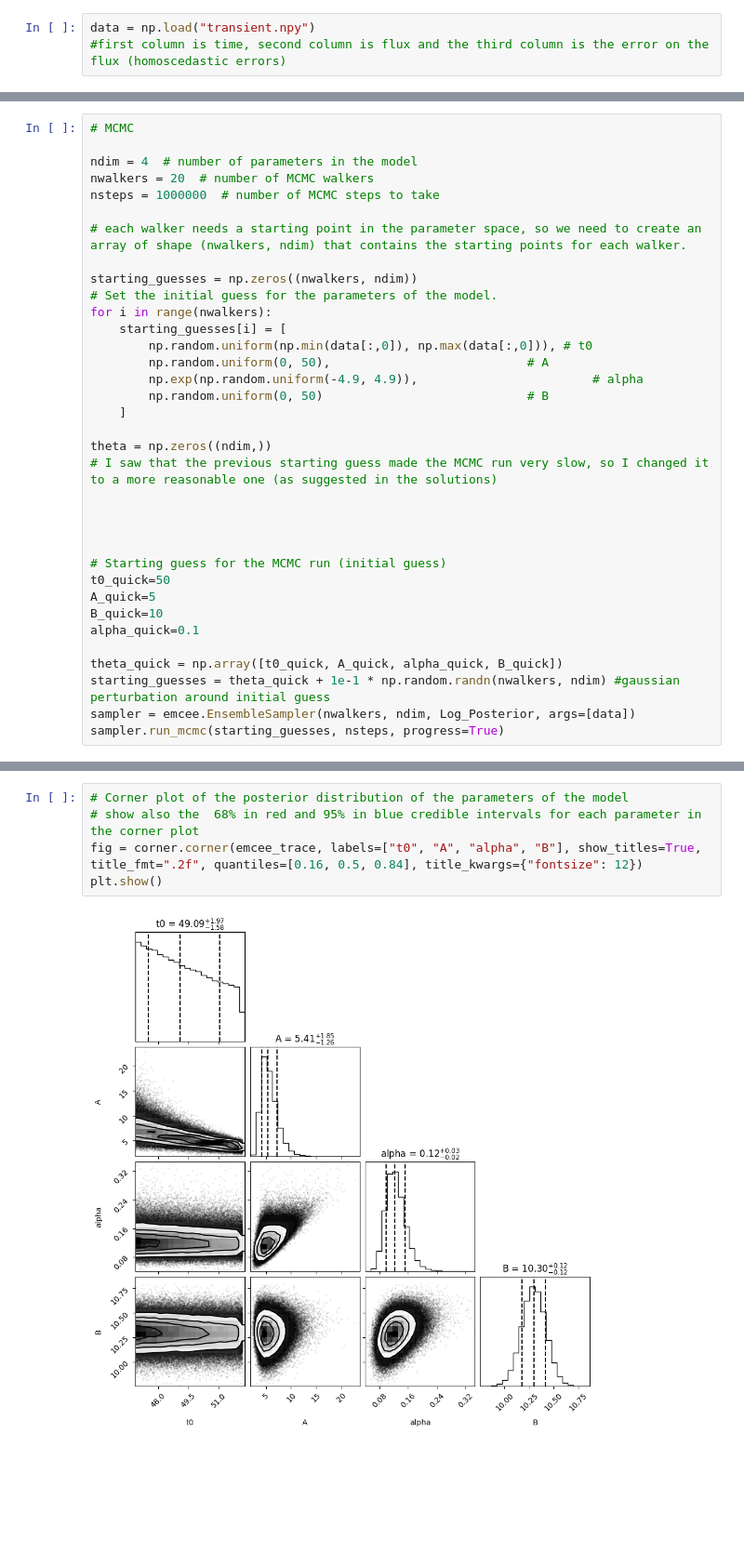
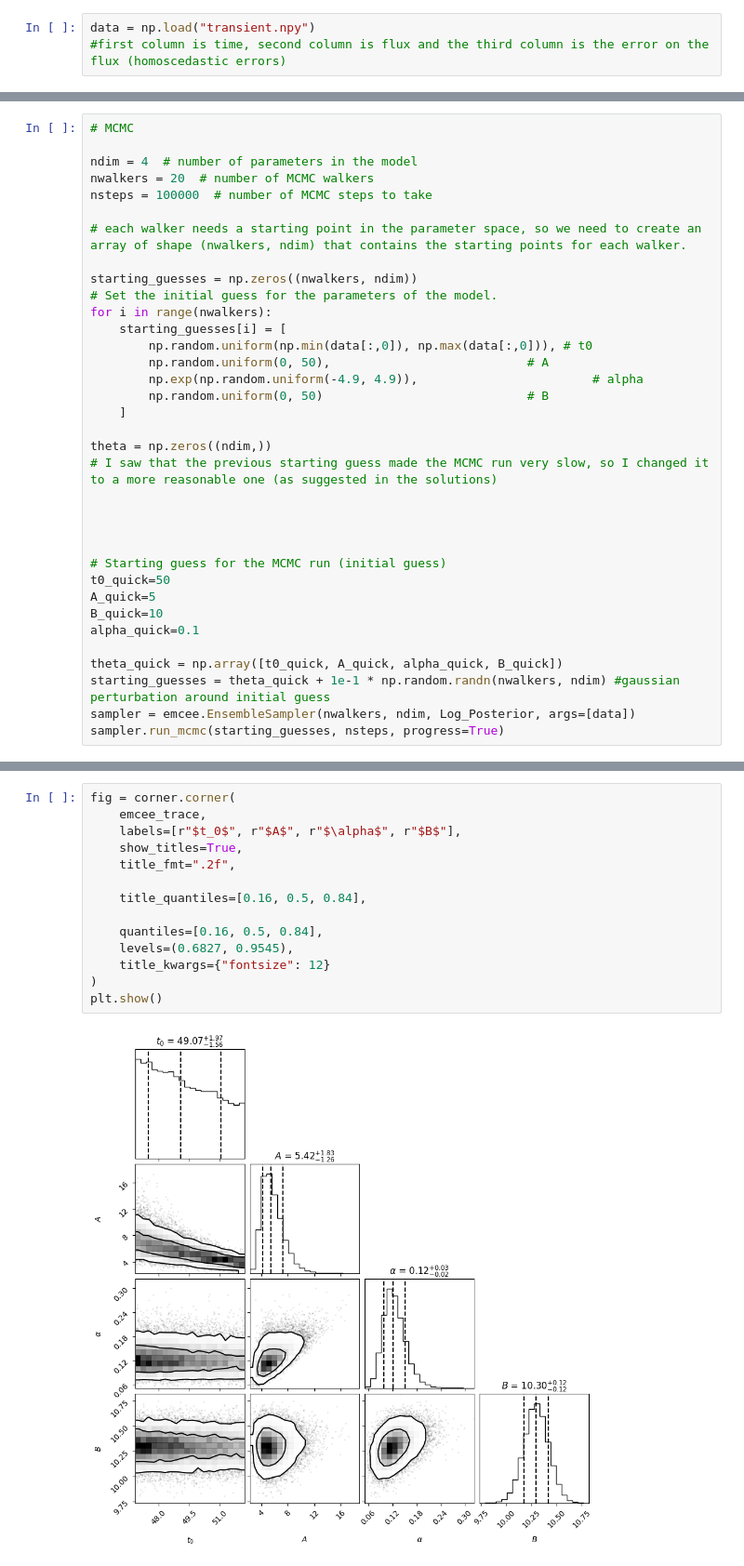
Before and after one commit to tgrisetti/astrostatistics_bicocca_2025, a Jupyter notebook: working/S11.ipynb, the cells around one changed output, grey strips where cells are left out. Shown at 93% size. Cells and saved outputs as stored; diff of their text form; blank space fills up the shorter version.

```diff
--- a/working/S11.ipynb
+++ b/working/S11.ipynb
@@ -58,7 +62,7 @@ def Log_Posterior(theta, data):
 
 ndim = 4  # number of parameters in the model
 nwalkers = 20  # number of MCMC walkers
-nsteps = 1000000  # number of MCMC steps to take
+nsteps = 100000  # number of MCMC steps to take
 
 # each walker needs a starting point in the parameter space, so we need to create an array of shape (nwalkers, ndim) that contains the starting points for each walker.
 
@@ -143,7 +154,16 @@ plt.show()
 # %%
-# Corner plot of the posterior distribution of the parameters of the model
-# show also the  68% in red and 95% in blue credible intervals for each parameter in the corner plot
-fig = corner.corner(emcee_trace, labels=["t0", "A", "alpha", "B"], show_titles=True, title_fmt=".2f", quantiles=[0.16, 0.5, 0.84], title_kwargs={"fontsize": 12})
+fig = corner.corner(
+    emcee_trace,
+    labels=[r"$t_0$", r"$A$", r"$\alpha$", r"$B$"],
+    show_titles=True,
+    title_fmt=".2f",
+
+    title_quantiles=[0.16, 0.5, 0.84],
+
+    quantiles=[0.16, 0.5, 0.84],
+    levels=(0.6827, 0.9545),
+    title_kwargs={"fontsize": 12}
+)
 plt.show()
 # %% [output]
-[figure, old version]
+[figure, new version]
```
Also changed, not shown: parts of 15 cells of this notebook.
